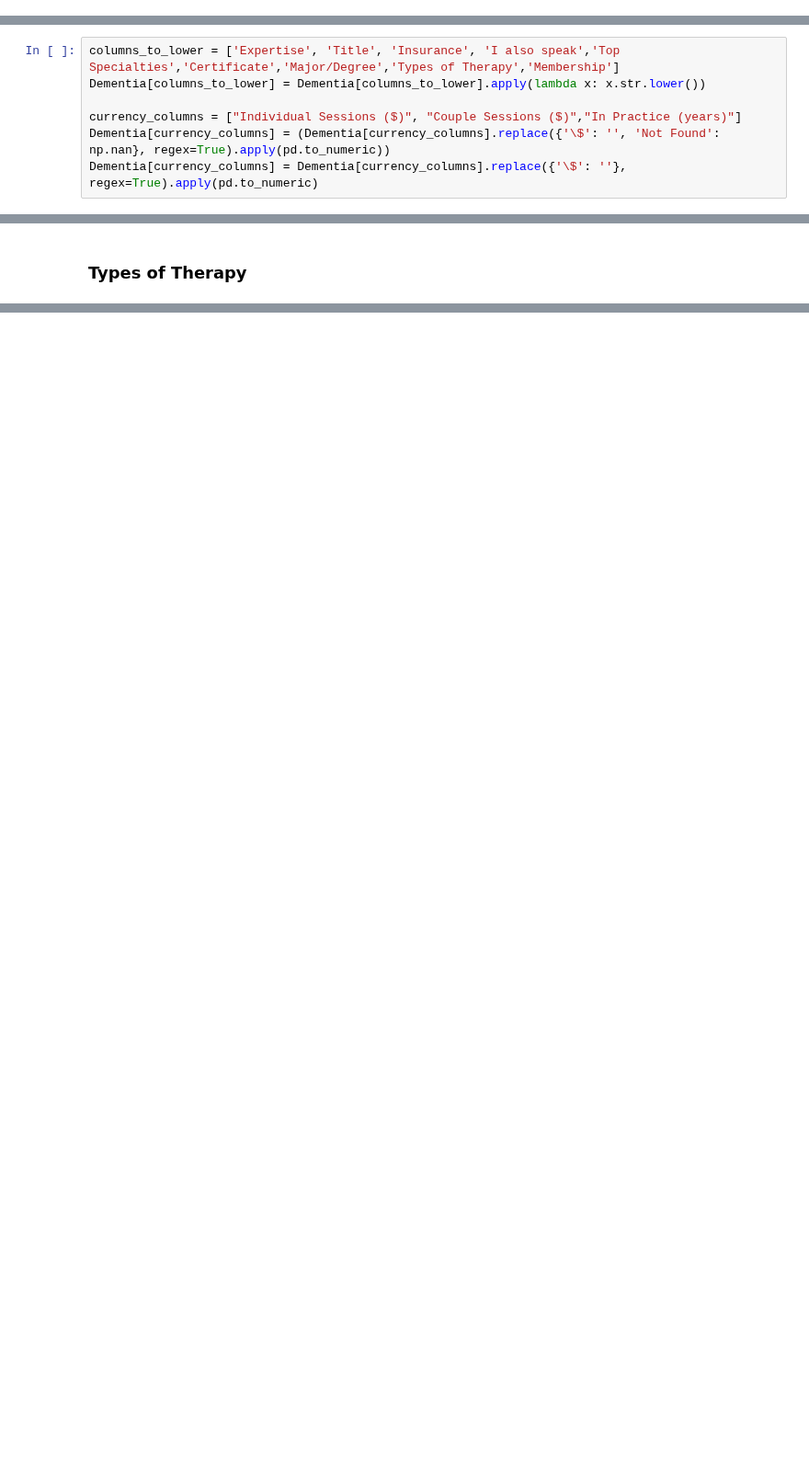
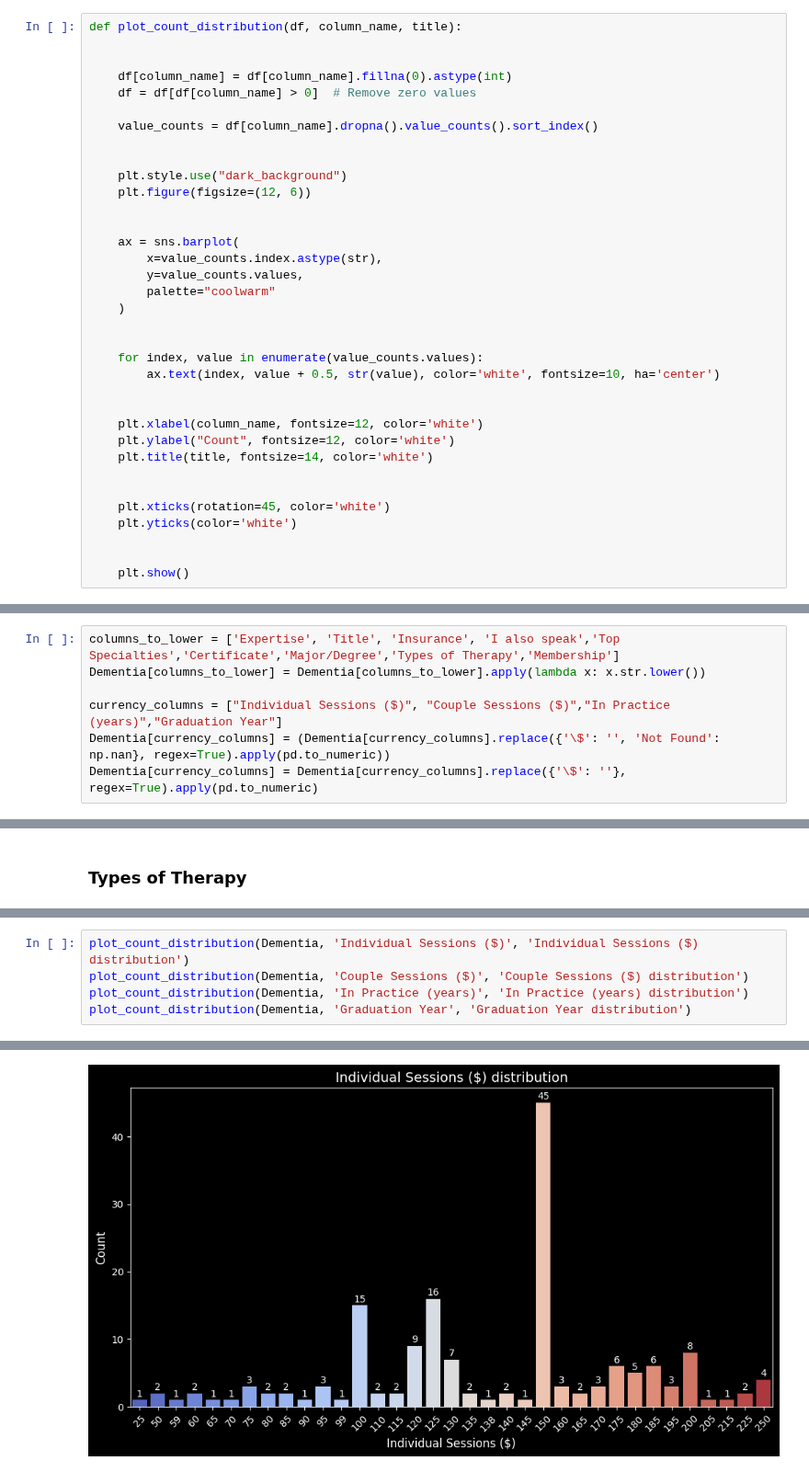
Before and after one commit to pallavmarch/Psychologytoday-therapist-analysis, a Jupyter notebook: PsychologyToday_Dementia_analysis.ipynb, the cells around one changed output, grey strips where cells are left out. Shown at 92% size. Saved outputs shown, nothing was run; the diff lists cells and outputs as text; blank space fills up the shorter version.

```diff
--- a/PsychologyToday_Dementia_analysis.ipynb
+++ b/PsychologyToday_Dementia_analysis.ipynb
@@ -75,6 +75,41 @@ def plot_horizontalBar(column,title):
     plt.yticks(color='white')
 
     plt.show()
+# %%
+def plot_count_distribution(df, column_name, title):
+
+
+    df[column_name] = df[column_name].fillna(0).astype(int)
+    df = df[df[column_name] > 0]  # Remove zero values
+
+    value_counts = df[column_name].dropna().value_counts().sort_index()
+
+
+    plt.style.use("dark_background")
+    plt.figure(figsize=(12, 6))
+
+
+    ax = sns.barplot(
+        x=value_counts.index.astype(str),
+        y=value_counts.values,
+        palette="coolwarm"
+    )
+
+
+    for index, value in enumerate(value_counts.values):
+        ax.text(index, value + 0.5, str(value), color='white', fontsize=10, ha='center')
+
+
+    plt.xlabel(column_name, fontsize=12, color='white')
+    plt.ylabel("Count", fontsize=12, color='white')
+    plt.title(title, fontsize=14, color='white')
+
+
+    plt.xticks(rotation=45, color='white')
+    plt.yticks(color='white')
+
+
+    plt.show()
 # %% [markdown]
 # DEMENTIA
 # %% [markdown]
@@ -128,7 +163,7 @@ memory usage: 30.5+ KB
 columns_to_lower = ['Expertise', 'Title', 'Insurance', 'I also speak','Top Specialties','Certificate','Major/Degree','Types of Therapy','Membership']
 Dementia[columns_to_lower] = Dementia[columns_to_lower].apply(lambda x: x.str.lower())
 
-currency_columns = ["Individual Sessions ($)", "Couple Sessions ($)","In Practice (years)"]
+currency_columns = ["Individual Sessions ($)", "Couple Sessions ($)","In Practice (years)","Graduation Year"]
 Dementia[currency_columns] = (Dementia[currency_columns].replace({'\$': '', 'Not Found': np.nan}, regex=True).apply(pd.to_numeric))
 Dementia[currency_columns] = Dementia[currency_columns].replace({'\$': ''}, regex=True).apply(pd.to_numeric)
 # %%
@@ -807,0 +852,6 @@ Passing `palette` without assigning `hue` is deprecated and will be removed in v
+# %%
+plot_count_distribution(Dementia, 'Individual Sessions ($)', 'Individual Sessions ($) distribution')
+plot_count_distribution(Dementia, 'Couple Sessions ($)', 'Couple Sessions ($) distribution')
+plot_count_distribution(Dementia, 'In Practice (years)', 'In Practice (years) distribution')
+plot_count_distribution(Dementia, 'Graduation Year', 'Graduation Year distribution')
+# %% [output]
@@ -807,0 +861 @@ Passing `palette` without assigning `hue` is deprecated and will be removed in v
+[figure, added]
```
Also changed, not shown: parts of 2 cells of this notebook.
